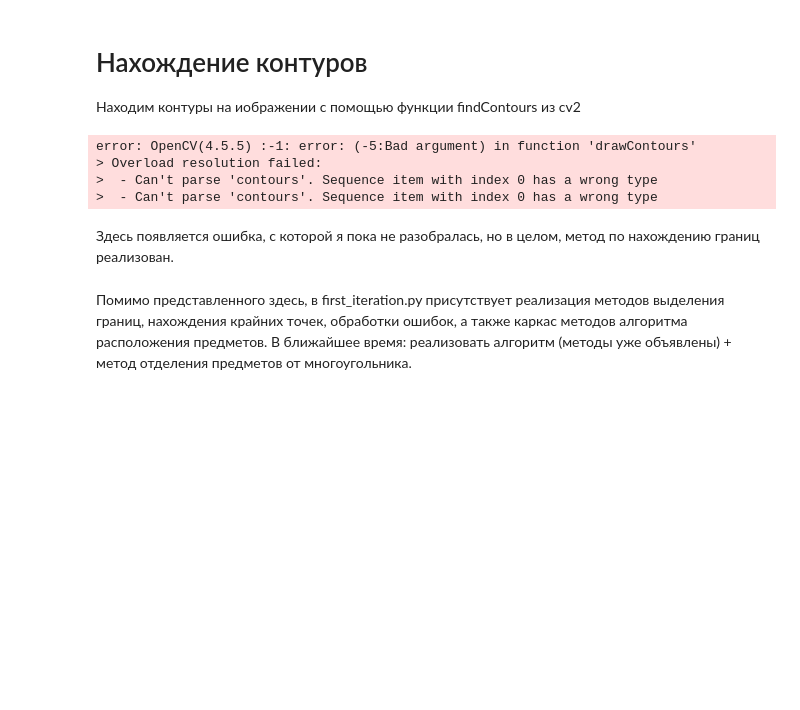
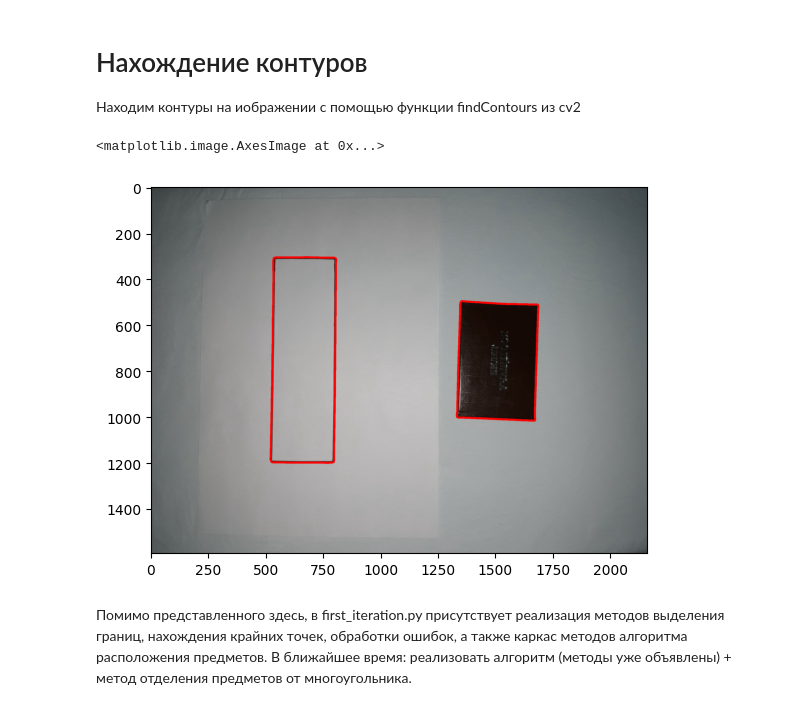
Before and after one commit to lyzhina/IntelligentPlacer, a Jupyter notebook: intelligent_placer_run.ipynb, the cells around one changed output. Cells and saved outputs as stored; diff of their text form; code cells hidden in the pictures; blank space fills up the shorter version.

```diff
--- a/intelligent_placer_run.ipynb
+++ b/intelligent_placer_run.ipynb
@@ -31,14 +31,10 @@ plt.imshow(binary_image)
 # %%
 contours = find_contours(binary_image)
 # %%
-cv2.drawContours(image, np.array(contours), -1, (255, 0, 0), 7)
+cv2.drawContours(image, contours, -1, (255, 0, 0), 7)
 plt.imshow(image)
 # %% [output]
-error: OpenCV(4.5.5) :-1: error: (-5:Bad argument) in function 'drawContours'
-> Overload resolution failed:
->  - Can't parse 'contours'. Sequence item with index 0 has a wrong type
->  - Can't parse 'contours'. Sequence item with index 0 has a wrong type
+<matplotlib.image.AxesImage at 0x...>
+[figure, added]
-# %% [markdown]
-Здесь появляется ошибка, с которой я пока не разобралась, но в целом, метод по нахождению границ реализован.
 # %% [markdown]
 Помимо представленного здесь, в first_iteration.py присутствует реализация методов выделения границ, нахождения крайних точек, обработки ошибок, а также каркас методов алгоритма расположения предметов. В ближайшее время: реализовать алгоритм (методы уже объявлены) + метод отделения предметов от многоугольника.
```
Also changed, not shown: parts of 2 cells of this notebook, 1 other file.
